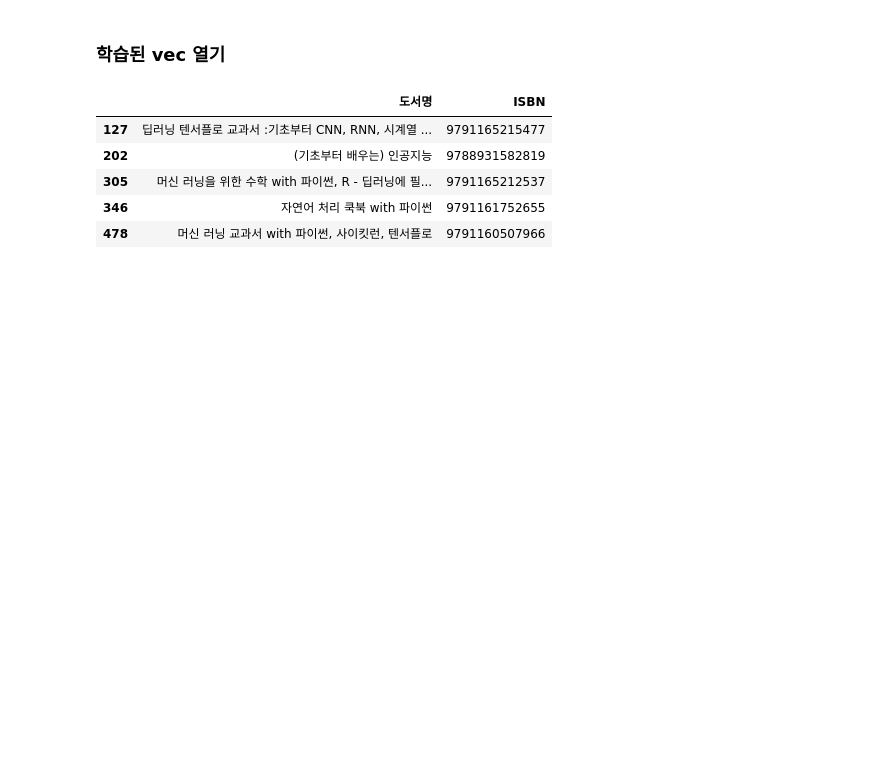
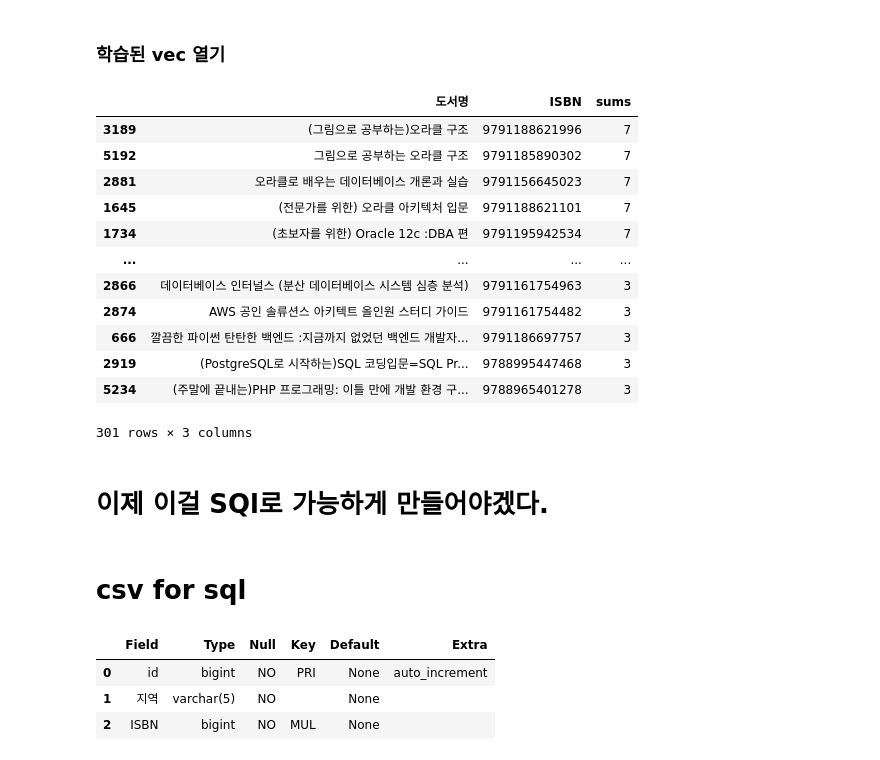
Before and after one commit to yangoos57/awsServerless, a Jupyter notebook: fIndKeyWordModel.ipynb, the cells around one changed output. Drawn from its saved outputs; the diff is of its cells as text; code cells hidden in the pictures; blank space fills up the shorter version.

```diff
--- a/fIndKeyWordModel.ipynb
+++ b/fIndKeyWordModel.ipynb
@@ -53,0 +51,4 @@ def mergeListToString(wordList:list) -> str :
+# %%
+bookinfo = pd.read_csv('./data/keywordExtraction.csv',encoding='cp949')
+
+bookinfo
@@ -182,21 +177,0 @@ result = list(map(changeStringToList,lists))
-# %%
-# 중복값 찾기
-def findOverlapNum(keywordsOfBook:list,keywordsWord2Vec):
-    return sum(np.in1d(keywordsOfBook,keywordsWord2Vec))
-
-
-
-searchedKeyword = ['자연어','파이썬']
-keywordsWord2Vec = loaded_model.most_similar(positive=searchedKeyword,topn=20)
-sums = np.array(list(map(lambda x : findOverlapNum(x,keywordsWord2Vec) ,result)))
-kkkk= kkk.copy()
-kkkk['sums']=sums
-# %%
-kkkk[kkkk['sums'] > 2][['도서명','ISBN']].head(5)
-# %% [output]
-|  | 도서명 | ISBN |
-| 127 | 딥러닝 텐서플로 교과서 :기초부터 CNN, RNN, 시계열 ... | 9791165215477 |
-| 202 | (기초부터 배우는) 인공지능 | 9788931582819 |
-| 305 | 머신 러닝을 위한 수학 with 파이썬, R - 딥러닝에 필... | 9791165212537 |
-| 346 | 자연어 처리 쿡북 with 파이썬 | 9791161752655 |
-| 478 | 머신 러닝 교과서 with 파이썬, 사이킷런, 텐서플로 | 9791160507966 |
@@ -202,0 +269,25 @@ kkkk[kkkk['sums'] > 2][['도서명','ISBN']].head(5)
+# %%
+# df['keywords']의 String을 List로 반환
+
+
+kkkk=dfRaw.copy()
+userkeywords = '데이터베이스, 오라클'
+kkkk['sums'] = searchByKeywords(userkeywords)
+
+kkkk[kkkk['sums'] >= 3][['도서명','ISBN','sums']].sort_values(by='sums',ascending=False)
+# %% [output]
+|  | 도서명 | ISBN | sums |
+| 3189 | (그림으로 공부하는)오라클 구조 | 9791188621996 | 7 |
+| 5192 | 그림으로 공부하는 오라클 구조 | 9791185890302 | 7 |
+| 2881 | 오라클로 배우는 데이터베이스 개론과 실습 | 9791156645023 | 7 |
+| 1645 | (전문가를 위한) 오라클 아키텍처 입문 | 9791188621101 | 7 |
+| 1734 | (초보자를 위한) Oracle 12c :DBA 편 | 9791195942534 | 7 |
+| ... | ... | ... | ... |
+| 2866 | 데이터베이스 인터널스 (분산 데이터베이스 시스템 심층 분석) | 9791161754963 | 3 |
+| 2874 | AWS 공인 솔류션스 아키텍트 올인원 스터디 가이드 | 9791161754482 | 3 |
+| 666 | 깔끔한 파이썬 탄탄한 백엔드 :지금까지 없었던 백엔드 개발자... | 9791186697757 | 3 |
+| 2919 | (PostgreSQL로 시작하는)SQL 코딩입문=SQL Pr... | 9788995447468 | 3 |
+| 5234 | (주말에 끝내는)PHP 프로그래밍: 이틀 만에 개발 환경 구... | 9788965401278 | 3 |
+301 rows × 3 columns
+# %% [markdown]
+# 이제 이걸 SQl로 가능하게 만들어야겠다.
@@ -202,0 +321,2 @@ kkkk[kkkk['sums'] > 2][['도서명','ISBN']].head(5)
+# %% [markdown]
+# csv for sql
@@ -202,0 +352,9 @@ kkkk[kkkk['sums'] > 2][['도서명','ISBN']].head(5)
+# %%
+cursor.execute(' desc backend_dodomoalibinfo')
+result = cursor.fetchall()
+pd.DataFrame(result)
+# %% [output]
+|  | Field | Type | Null | Key | Default | Extra |
+| 0 | id | bigint | NO | PRI | None | auto_increment |
+| 1 | 지역 | varchar(5) | NO |  | None |  |
+| 2 | ISBN | bigint | NO | MUL | None |  |
```
Also changed, not shown: parts of 19 cells of this notebook, 2 other files.
